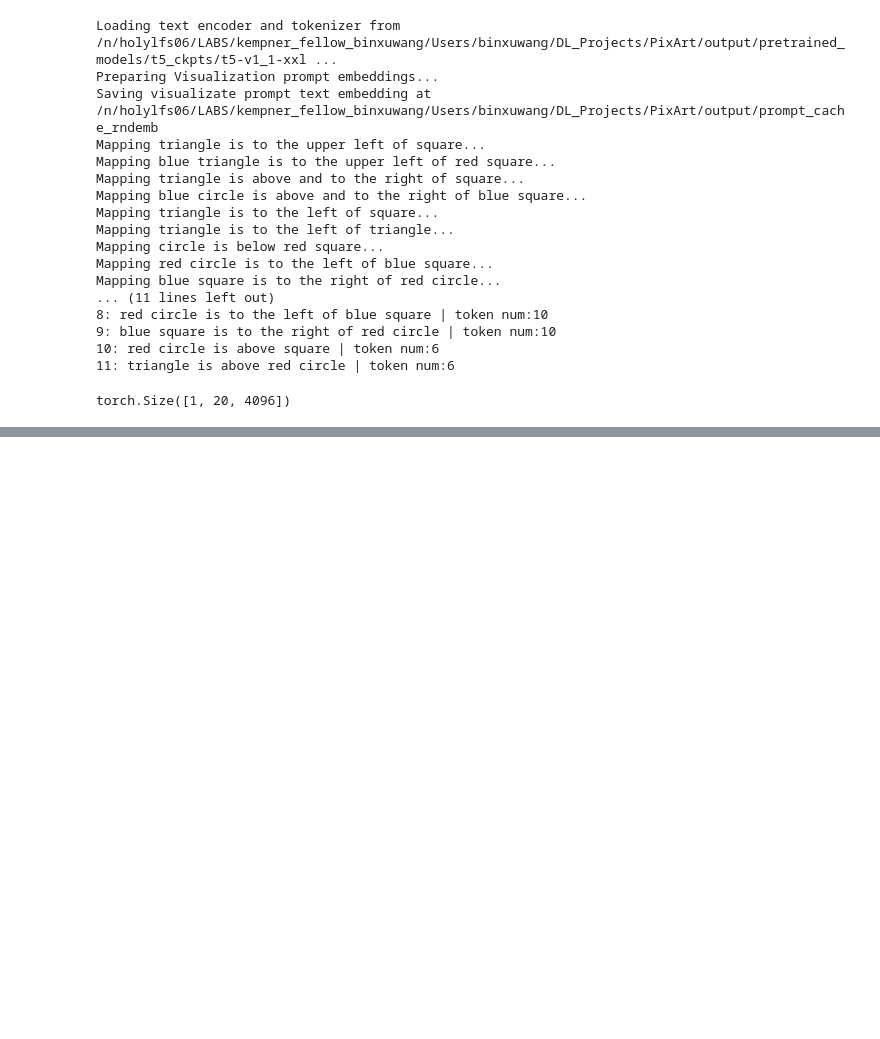
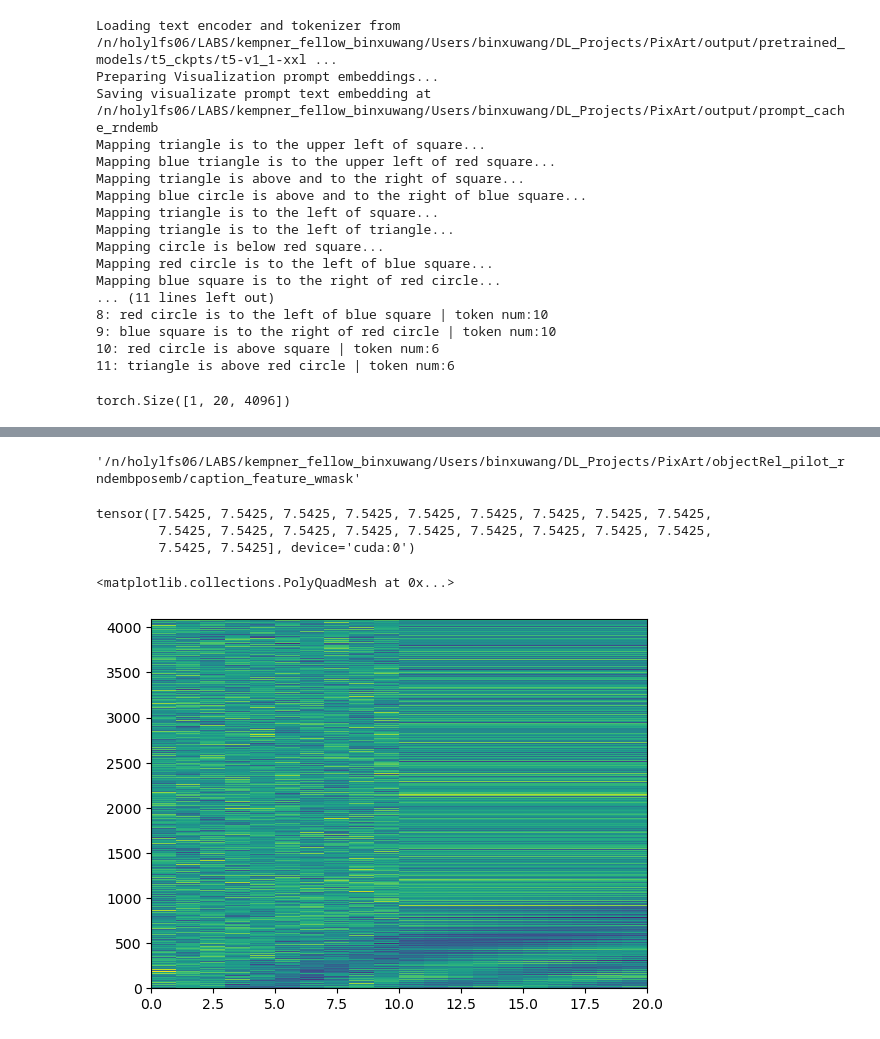
Before and after one commit to Animadversio/DiffusionObjectRelation, a Jupyter notebook: notebooks/objectRel_dataset_encoding.ipynb, the cells around one changed output, grey strips where cells are left out. Drawn from its saved outputs; the diff is of its cells as text; code cells hidden in the pictures; blank space fills up the shorter version.

```diff
--- a/notebooks/objectRel_dataset_encoding.ipynb
+++ b/notebooks/objectRel_dataset_encoding.ipynb
@@ -367,0 +481,37 @@ torch.Size([1, 20, 4096])
+# %%
+dataset_root = "/n/holylfs06/LABS/kempner_fellow_binxuwang/Users/binxuwang/DL_Projects/PixArt/objectRel_pilot_rndembposemb"
+caption_dir = join(dataset_root, "captions")
+image_dir = join(dataset_root, "images")
+img_feat_dir = join(dataset_root, "img_vae_features_128resolution")
+text_feat_dir = join(dataset_root, "caption_feature_wmask")
+# %%
+text_feat_dir_old = '/n/holylfs06/LABS/kempner_fellow_binxuwang/Users/binxuwang/DL_Projects/PixArt/objectRel_pilot_rndemb/caption_feature_wmask'
+emb_data = th.load(join(text_feat_dir_old, "word_embedding_dict.pt"))
+rndpos_encoder = RandomEmbeddingEncoder_wPosEmb(emb_data["embedding_dict"],
+                                              emb_data["input_ids2dict_ids"],
+                                              emb_data["dict_ids2input_ids"],
+                                              max_seq_len=20, embed_dim=4096,
+                                              wpe_scale=1/6).to("cuda")
+# %%
+input_ids_tsr, attention_mask_col = tokenize_captions(caption_dir, tokenizer, num_captions=10000, model_max_length=20)
+# %%
+text_feat_dir
+# %% [output]
+'/n/holylfs06/LABS/kempner_fellow_binxuwang/Users/binxuwang/DL_Projects/PixArt/objectRel_pilot_rndembposemb/caption_feature_wmask'
+# %%
+for sample_idx in trange(10000):
+    input_ids = input_ids_col[sample_idx]
+    embeddings = rndpos_encoder(input_ids)[0].cpu()
+    np.savez(join(text_feat_dir, f"{sample_idx}.npz"), caption_feature=embeddings.numpy(), attention_mask=attention_mask_col[sample_idx].numpy())
+# %%
+(rndpos_encoder.wpe / 6).norm(dim=-1)
+# %% [output]
+tensor([7.5425, 7.5425, 7.5425, 7.5425, 7.5425, 7.5425, 7.5425, 7.5425, 7.5425,
+        7.5425, 7.5425, 7.5425, 7.5425, 7.5425, 7.5425, 7.5425, 7.5425, 7.5425,
+        7.5425, 7.5425], device='cuda:0')
+# %%
+import matplotlib.pyplot as plt
+plt.pcolor(embeddings[0][0].cpu().numpy().T)
+# %% [output]
+<matplotlib.collections.PolyQuadMesh at 0x...>
+[figure, added]
```
Also changed, not shown: parts of 12 cells of this notebook.
